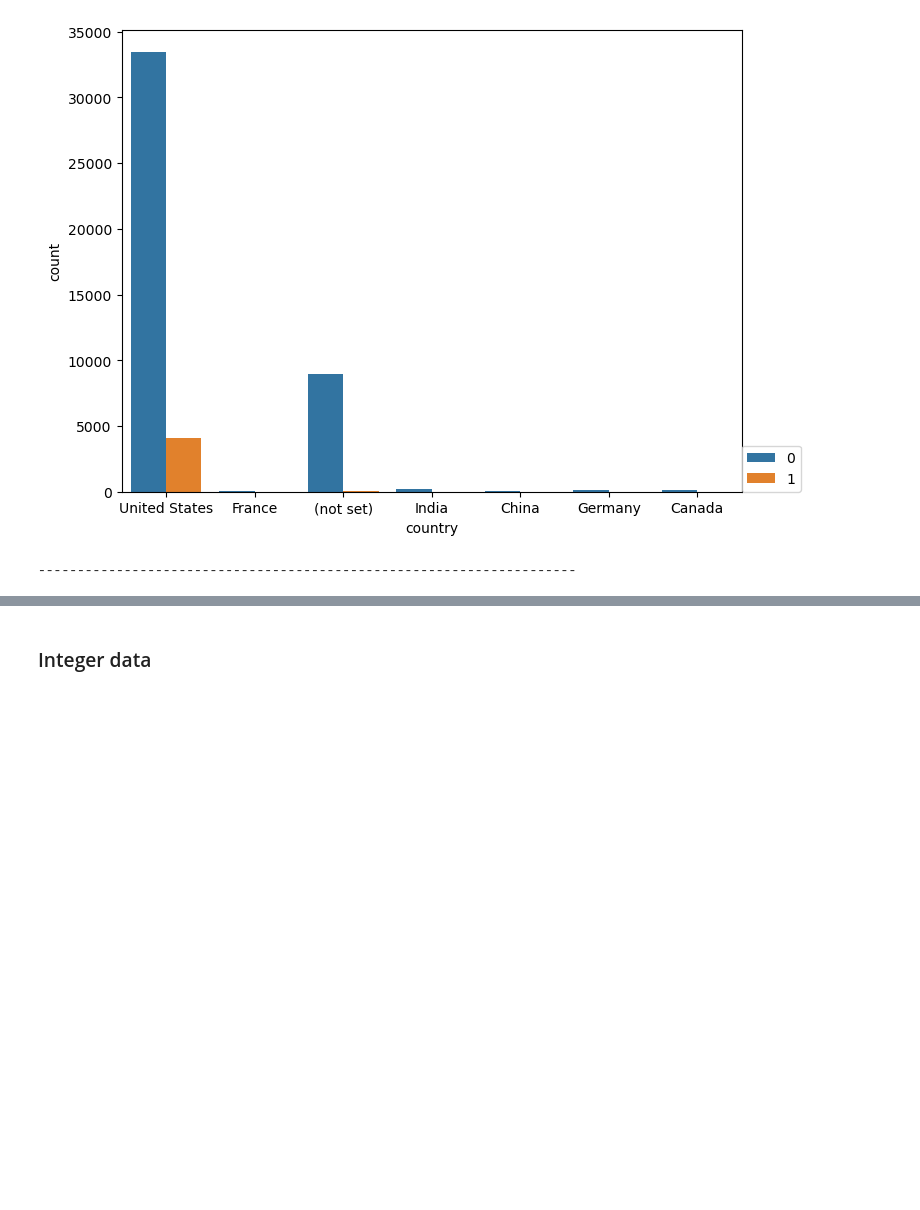
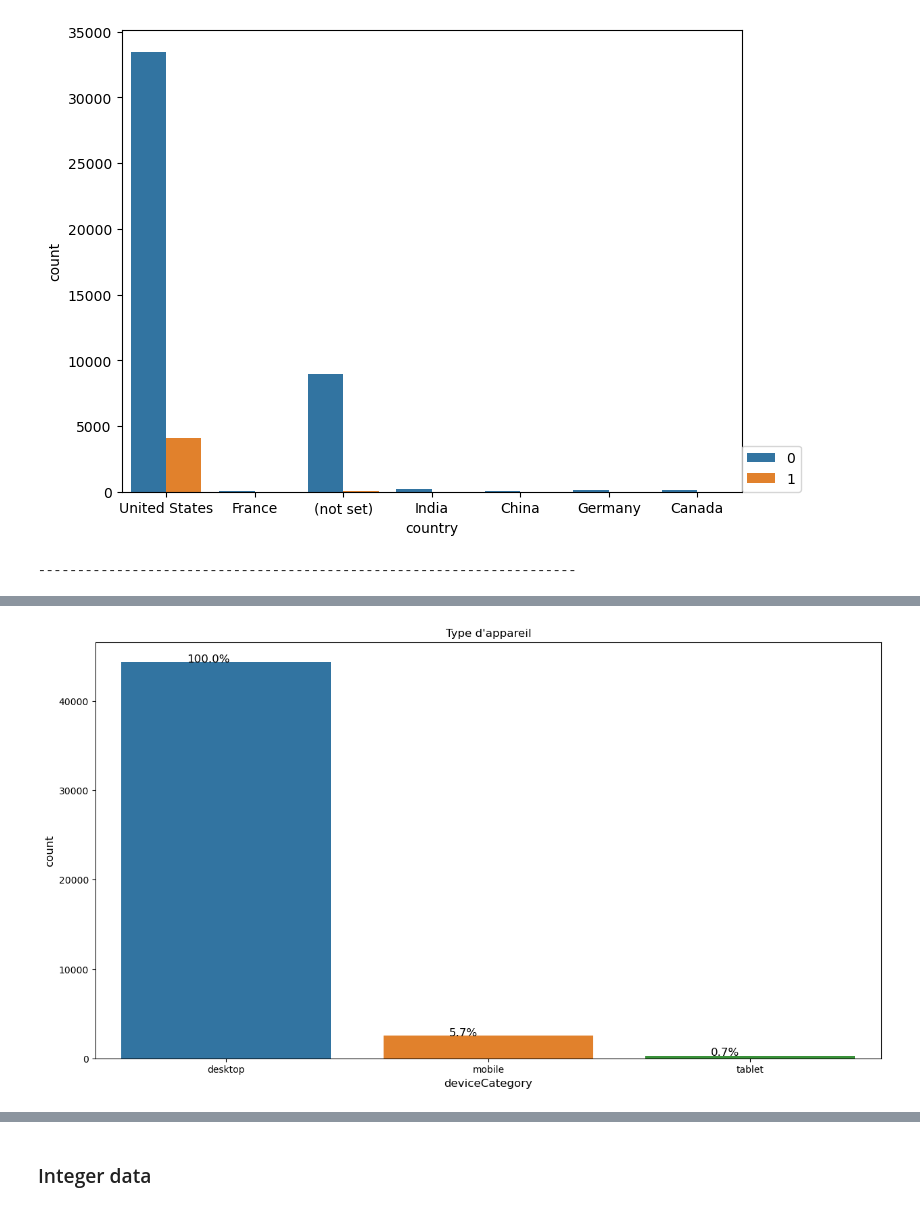
Before and after one commit to Melodyellinn/Projet_Beauty, a Jupyter notebook: E1_notebook_EDA_best.ipynb, the cells around one changed output, grey strips where cells are left out. Drawn from its saved outputs; the diff is of its cells as text; code cells hidden in the pictures; blank space fills up the shorter version.

```diff
--- a/E1_notebook_EDA_best.ipynb
+++ b/E1_notebook_EDA_best.ipynb
@@ -481,0 +526,13 @@ for i in categorial.iloc[:,:-1].columns:
+# %%
+plt.figure(figsize=(15,8))
+ax = sns.countplot('deviceCategory',
+                   data= df_visu)
+plt.xticks(size=10)
+plt.xlabel('deviceCategory', size=12)
+plt.yticks(size=10)
+plt.ylabel('count', size=12)
+plt.title(label='Type d\'appareil')
+with_hue(ax, df_visu.deviceCategory,1,3)
+plt.show()
+# %% [output]
+[figure, added]
```
Also changed, not shown: parts of 31 cells of this notebook, 2 other files.
